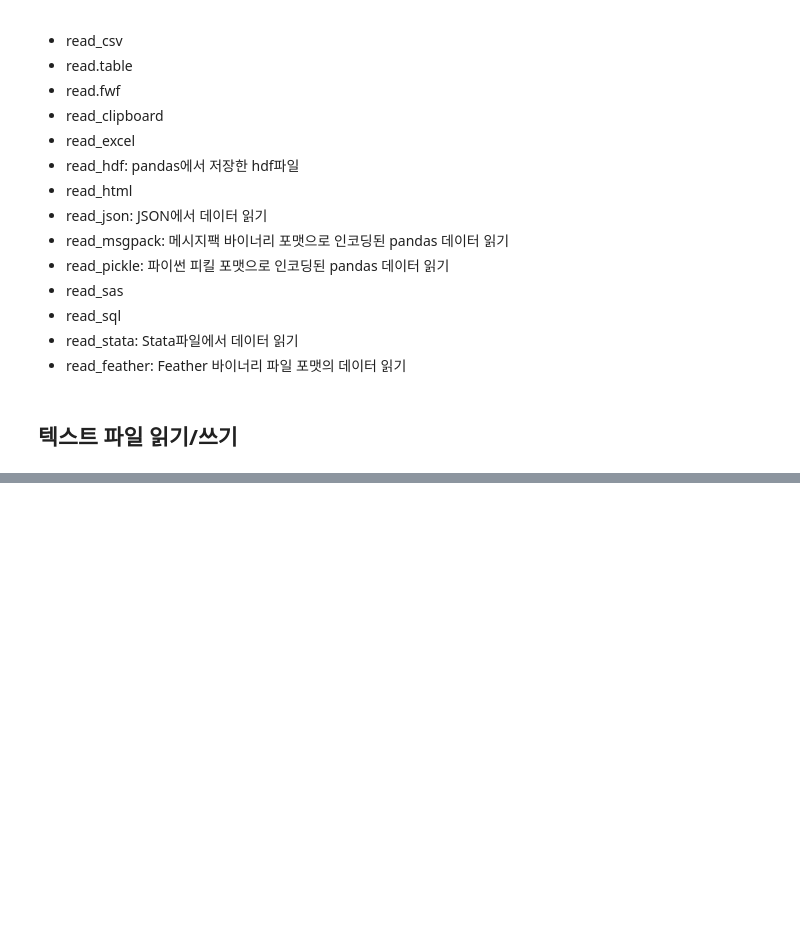
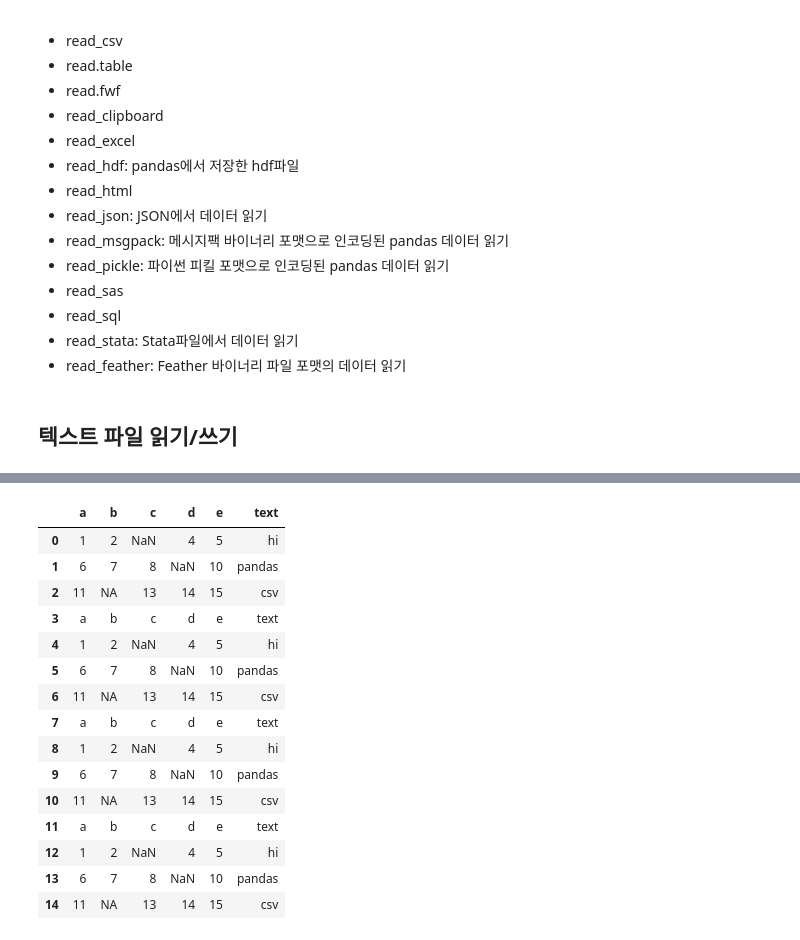
Before and after one commit to DonghyunAnn/Donghyun_Pyhthon_studying, a Jupyter notebook: Pandas_Studying.ipynb, the cells around one changed output, grey strips where cells are left out. Cells and saved outputs as stored; diff of their text form; code cells hidden in the pictures; blank space fills up the shorter version.

Commit message:
Pandas studying4

```diff
--- a/Pandas_Studying.ipynb
+++ b/Pandas_Studying.ipynb
@@ -4070,0 +4193,20 @@ df.C2.rolling(100,min_periods=50).corr(df.C4).plot()
+# %%
+df=pd.read_csv('example6.csv')
+df
+# %% [output]
+|  | a | b | c | d | e | text |
+| 0 | 1 | 2 | NaN | 4 | 5 | hi |
+| 1 | 6 | 7 | 8 | NaN | 10 | pandas |
+| 2 | 11 | NA | 13 | 14 | 15 | csv |
+| 3 | a | b | c | d | e | text |
+| 4 | 1 | 2 | NaN | 4 | 5 | hi |
+| 5 | 6 | 7 | 8 | NaN | 10 | pandas |
+| 6 | 11 | NA | 13 | 14 | 15 | csv |
+| 7 | a | b | c | d | e | text |
+| 8 | 1 | 2 | NaN | 4 | 5 | hi |
+| 9 | 6 | 7 | 8 | NaN | 10 | pandas |
+| 10 | 11 | NA | 13 | 14 | 15 | csv |
+| 11 | a | b | c | d | e | text |
+| 12 | 1 | 2 | NaN | 4 | 5 | hi |
+| 13 | 6 | 7 | 8 | NaN | 10 | pandas |
+| 14 | 11 | NA | 13 | 14 | 15 | csv |
```
Also changed, not shown: parts of 32 cells of this notebook, 14 other files.
